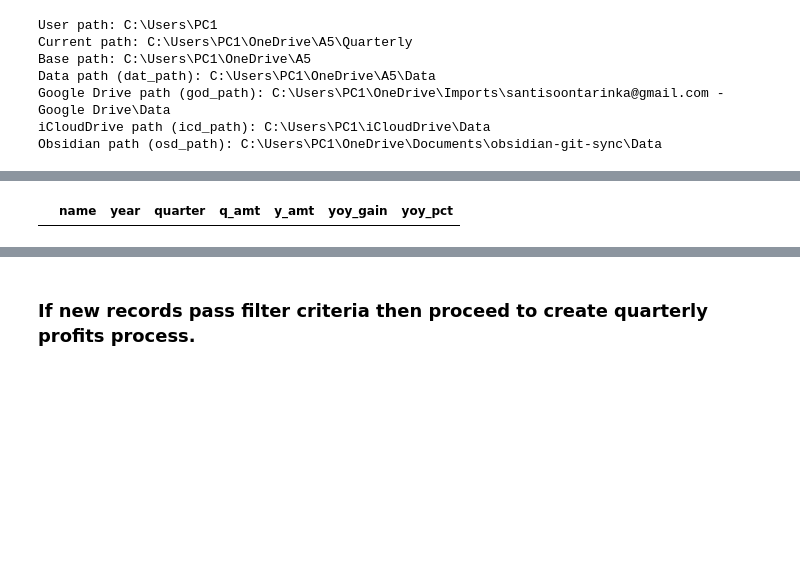
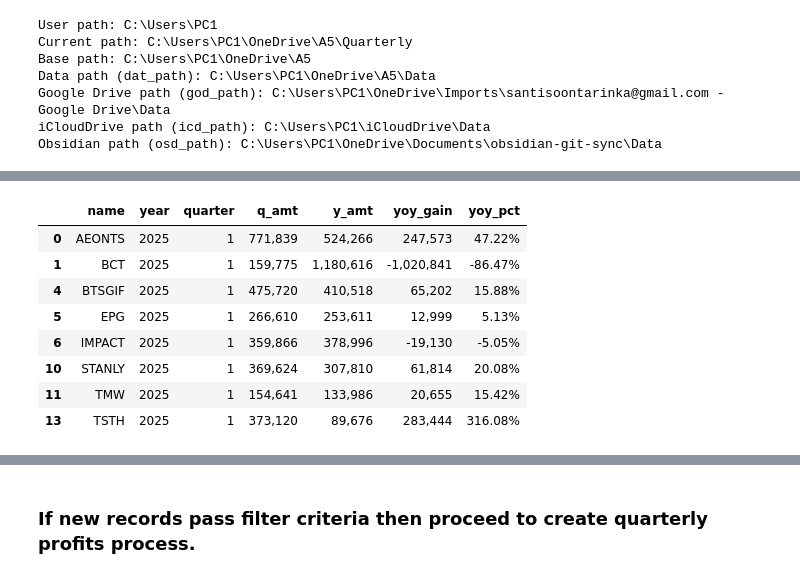
Before and after one commit to santimcs/A5, a Jupyter notebook: Quarterly/110-EPS Q1.ipynb, the cells around one changed output, grey strips where cells are left out. Saved outputs shown, nothing was run; the diff lists cells and outputs as text; code cells hidden in the pictures; blank space fills up the shorter version.

```diff
--- a/Quarterly/110-EPS Q1.ipynb
+++ b/Quarterly/110-EPS Q1.ipynb
@@ -79,0 +82,4 @@ pd.read_sql_query('SELECT * FROM EPSS ORDER BY id DESC LIMIT 5', conlt).style.fo
+# %%
+today = date(2025, 7, 9)
+select_date = today.strftime("%Y-%m-%d")
+select_date
@@ -88,8 +96,8 @@ ORDER BY name
 sql = sql % (year, quarter, select_date)
 print(sql)
 
-epss = pd.read_sql(sql, conlt)
-epss.sample().style.format(format_dict)
+df_epss_inp = pd.read_sql(sql, conlt)
+df_epss_inp.style.format(format_dict)
 # %% [output]
 SELECT *
 FROM epss
@@ -105,9 +123,9 @@ epss.shape
 # %%
-epss["yoy_gain"] = epss["q_amt"] - epss["y_amt"]
-epss["yoy_pct"]  = round(epss["yoy_gain"] / abs(epss["y_amt"]) * 100,2)
-epss["acc_gain"] = epss["aq_amt"] - epss["ay_amt"]
-epss["acc_pct"] = round(epss["acc_gain"] / abs(epss["ay_amt"]) * 100,2)
-df_pct = epss[
+df_epss_inp["yoy_gain"] = df_epss_inp["q_amt"] - df_epss_inp["y_amt"]
+df_epss_inp["yoy_pct"]  = round(df_epss_inp["yoy_gain"] / abs(df_epss_inp["y_amt"]) * 100,2)
+df_epss_inp["acc_gain"] = df_epss_inp["aq_amt"] - df_epss_inp["ay_amt"]
+df_epss_inp["acc_pct"] = round(df_epss_inp["acc_gain"] / abs(df_epss_inp["ay_amt"]) * 100,2)
+df_aggr = df_epss_inp[
     [
         "name",
         "year",
@@ -122,6 +140,6 @@ df_pct = epss[
         "acc_pct",
     ]
 ]
-df_pct.sample().style.format(format_dict)
+df_aggr.sample().style.format(format_dict)
 # %% [output]
 |  | name | year | quarter | q_amt | y_amt | yoy_gain | yoy_pct | aq_amt | ay_amt | acc_gain | acc_pct |
@@ -129,6 +147,14 @@ df_pct.sample().style.format(format_dict)
 # %%
-criteria_1 = df_pct.q_amt > 110_000
-df_pct.loc[criteria_1,cols].style.format(format_dict)
+criteria_1 = df_aggr.q_amt > 110_000
+df_aggr.loc[criteria_1,cols].style.format(format_dict)
 # %% [output]
 |  | name | year | quarter | q_amt | y_amt | yoy_gain | yoy_pct |
+| 0 | AEONTS | 2025 | 1 | 771,839 | 524,266 | 247,573 | 47.22% |
+| 1 | BCT | 2025 | 1 | 159,775 | 1,180,616 | -1,020,841 | -86.47% |
+| 4 | BTSGIF | 2025 | 1 | 475,720 | 410,518 | 65,202 | 15.88% |
+| 5 | EPG | 2025 | 1 | 266,610 | 253,611 | 12,999 | 5.13% |
+| 6 | IMPACT | 2025 | 1 | 359,866 | 378,996 | -19,130 | -5.05% |
+| 10 | STANLY | 2025 | 1 | 369,624 | 307,810 | 61,814 | 20.08% |
+| 11 | TMW | 2025 | 1 | 154,641 | 133,986 | 20,655 | 15.42% |
+| 13 | TSTH | 2025 | 1 | 373,120 | 89,676 | 283,444 | 316.08% |
 # %%
```
Also changed, not shown: parts of 41 cells of this notebook, 29 other files.
